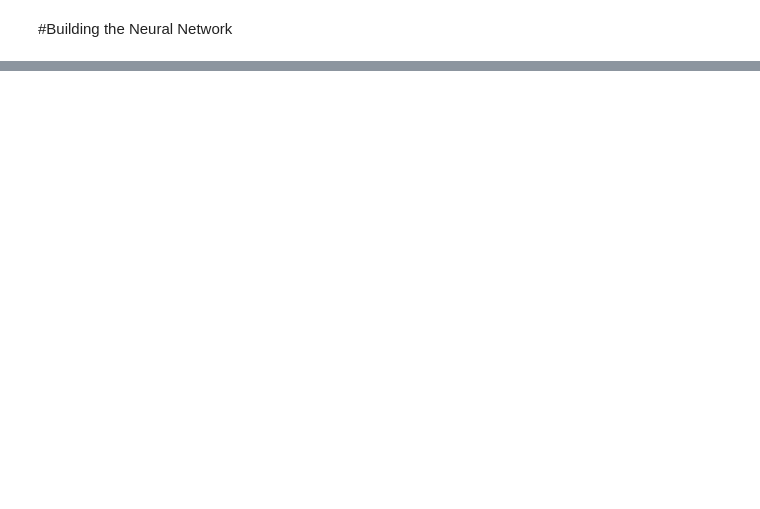
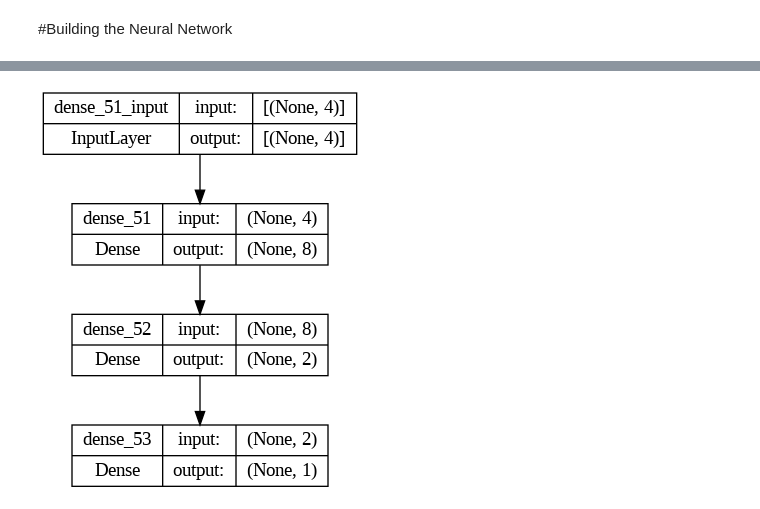
Before and after one commit to ayushranjan6456/HydrogenPrediction, a Jupyter notebook: Hydrogen_Prediction_ANN.ipynb, the cells around one changed output, grey strips where cells are left out. Cells and saved outputs as stored; diff of their text form; code cells hidden in the pictures; blank space fills up the shorter version.

```diff
--- a/Hydrogen_Prediction_ANN.ipynb
+++ b/Hydrogen_Prediction_ANN.ipynb
@@ -116,0 +96,40 @@ Accuracy : 0.9523809887468815
+# %%
+# importing the libraries
+from keras.models import Sequential
+from keras.layers import Dense
+
+# create ANN model
+model = Sequential()
+
+# Defining the Input layer and FIRST hidden layer, both are same!
+model.add(Dense(units=8, input_dim=4, kernel_initializer='normal', activation='relu'))
+
+# Defining the Second layer of the model
+# after the first layer we don't have to specify input_dim as keras configure it automatically
+model.add(Dense(units=2, kernel_initializer='normal', activation='relu'))
+
+# The output neuron is a single fully connected node
+# Since we will be predicting a single number
+model.add(Dense(1, kernel_initializer='normal'))
+
+# Compiling the model
+model.compile(loss='mean_squared_error', optimizer='adam')
+
+# Fitting the ANN to the Training set
+model.fit(X_train, y_train ,batch_size = 20, epochs = 50, verbose=1)
+
+
+# model = Sequential([
+#     Dense(2, activation='relu'),
+#     Dense(1, activation='sigmoid'),
+# ])
+
+# #Filling in the best numbers. sgd - stochastic gradient descent
+
+# model.compile(optimizer='sgd',
+#               loss='mean_squared_error',
+#               metrics=['accuracy'])
+
+# hist = model.fit(X_train, Y_train,
+#           batch_size=4, epochs=150,
+#           validation_data=(X_val, Y_val))
@@ -116,0 +155,7 @@ Accuracy : 0.9523809887468815
+# %%
+
+from keras.utils.vis_utils import plot_model
+
+plot_model(model, to_file='model_plot.png', show_shapes=True, show_layer_names=True)
+# %% [output]
+[figure, added]
```
Also changed, not shown: parts of 20 cells of this notebook.
